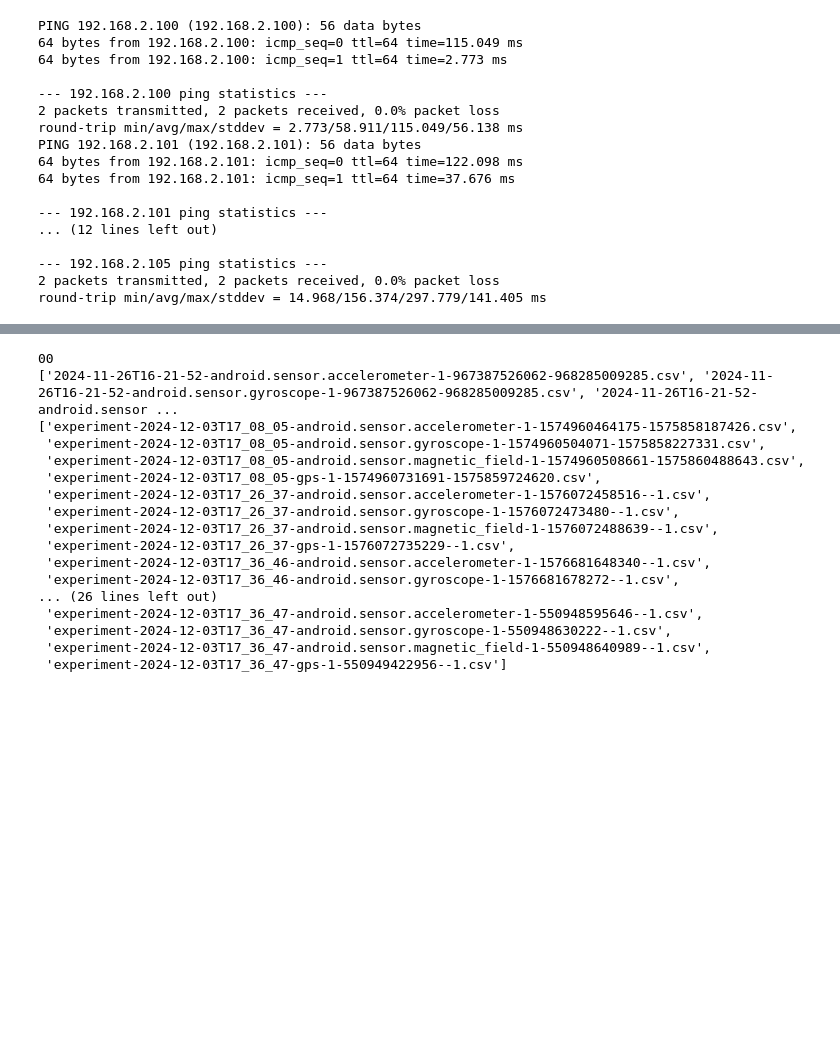
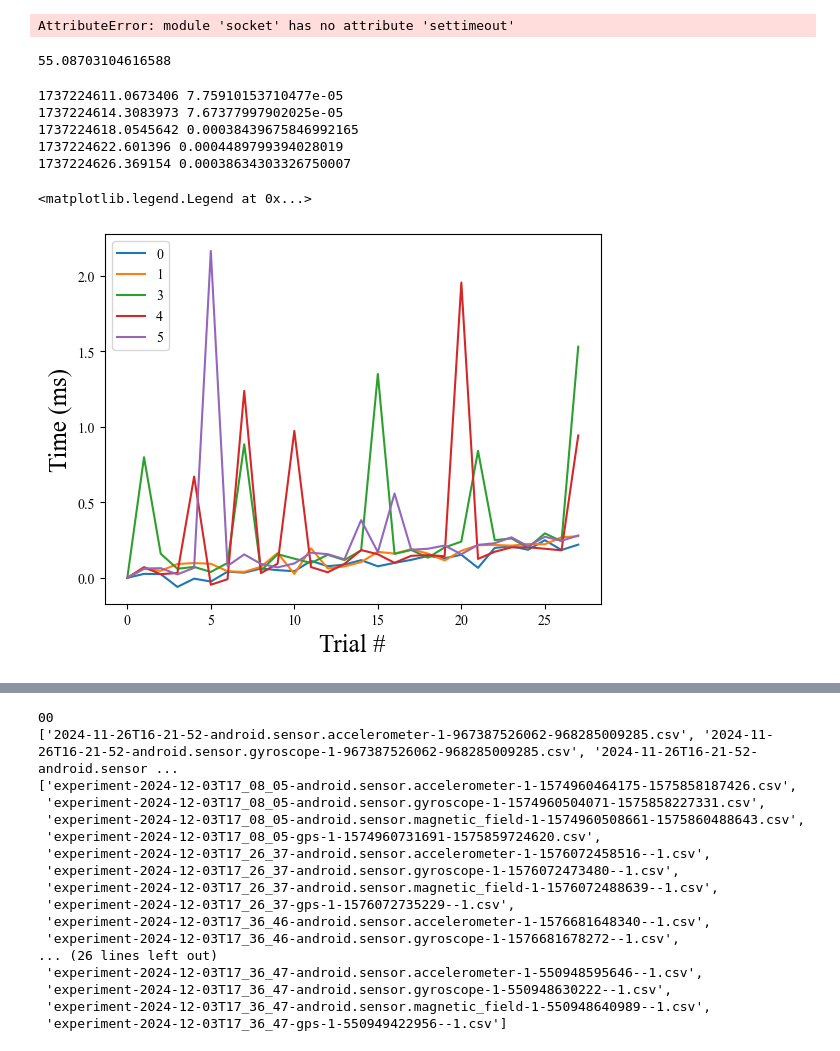
Before and after one commit to Turbotice/icewave, a Jupyter notebook: icewave/sensorDumper/test_SensorDumperdata_v3.ipynb, the cells around one changed output, grey strips where cells are left out. Saved outputs shown, nothing was run; the diff lists cells and outputs as text; code cells hidden in the pictures; blank space fills up the shorter version.

Commit message:
Revert "Add Gobannos"
This reverts commit 6c0b39baa8275d7d8c2170d079cda2d3c121494e.

```diff
--- a/icewave/sensorDumper/test_SensorDumperdata_v3.ipynb
+++ b/icewave/sensorDumper/test_SensorDumperdata_v3.ipynb
@@ -37,0 +43,2 @@ macOS
+# %%
+phonelist = connect.scan()
@@ -37,0 +67,8 @@ macOS
+# %%
+import phonefleet.run_gobannos as gob
+for phone in phonelist:
+    ip = connect.get_adress(phone)
+    status = gob.get_status(ip)
+    print(status)
+    if not status==b'STOPPED':
+        gob.individual_stop(ip)
@@ -40,29 +118,0 @@ import urllib
-# %%
-import urllib.request
-import subprocess
-
-
-phonelist = ['00','01','04','05']
-network = 2
-
-for phone in phonelist:
-    ip = f'192.168.{network}.1{phone}'
-    a = subprocess.run(['ping','-c','2',ip],text=True,stdout=True)
-# %% [output]
-PING 192.168.2.100 (192.168.2.100): 56 data bytes
-64 bytes from 192.168.2.100: icmp_seq=0 ttl=64 time=115.049 ms
-64 bytes from 192.168.2.100: icmp_seq=1 ttl=64 time=2.773 ms
-
---- 192.168.2.100 ping statistics ---
-2 packets transmitted, 2 packets received, 0.0% packet loss
-round-trip min/avg/max/stddev = 2.773/58.911/115.049/56.138 ms
-PING 192.168.2.101 (192.168.2.101): 56 data bytes
-64 bytes from 192.168.2.101: icmp_seq=0 ttl=64 time=122.098 ms
-64 bytes from 192.168.2.101: icmp_seq=1 ttl=64 time=37.676 ms
-
---- 192.168.2.101 ping statistics ---
-... (12 lines left out)
-
---- 192.168.2.105 ping statistics ---
-2 packets transmitted, 2 packets received, 0.0% packet loss
-round-trip min/avg/max/stddev = 14.968/156.374/297.779/141.405 ms
@@ -71,0 +119,4 @@ def get_ip(phone,network=2):
+# %%
+socket.settimeout(1)
+# %% [output]
+AttributeError: module 'socket' has no attribute 'settimeout'
@@ -71,0 +125,26 @@ def get_ip(phone,network=2):
+# %%
+1737224611.0718873/3600/24/365
+# %% [output]
+55.08703104616588
+# %%
+import numpy as np
+import matplotlib.pyplot as plt
+import icewave.display.graphes as graphes
+
+for phone in Dts.keys():
+    print(np.mean(Dts[phone]),np.std(Dts[phone]))
+    plt.plot((np.asarray(Dts[phone])-Dts[phone][0])*1000)
+
+    figs = graphes.legende('Trial #','Time (ms)','')
+
+plt.legend(Dts.keys())
+
+#graphes.save_figs(figs,savedir=savefolder)
+# %% [output]
+1737224611.0673406 7.75910153710477e-05
+1737224614.3083973 7.67377997902025e-05
+1737224618.0545642 0.00038439675846992165
+1737224622.601396 0.0004489799394028019
+1737224626.369154 0.00038634303326750007
+<matplotlib.legend.Legend at 0x...>
+[figure, added]
```
Also changed, not shown: parts of 24 cells of this notebook, 5 other files.
